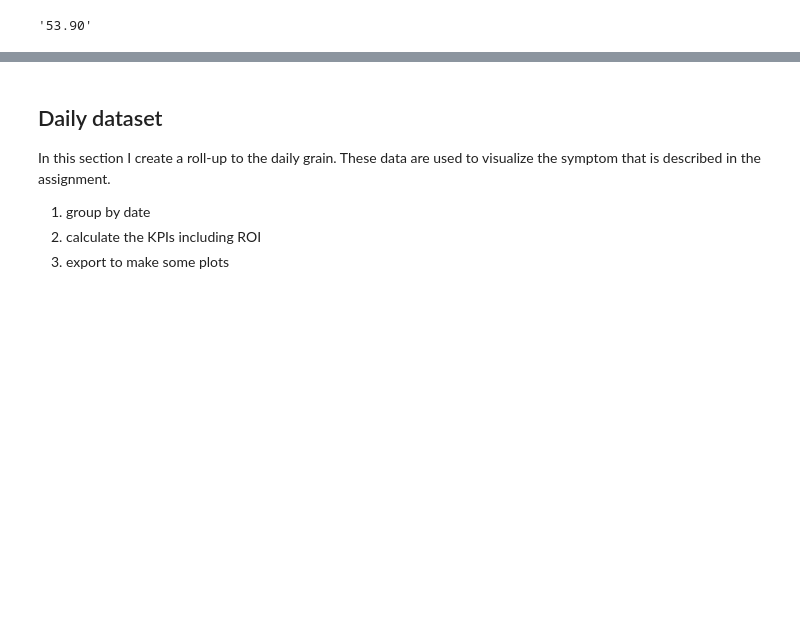
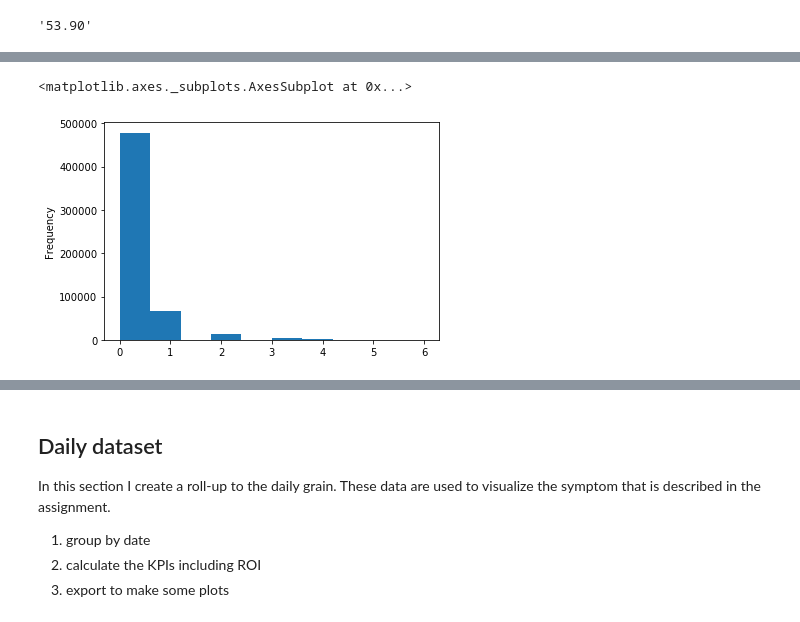
Before and after one commit to PipCourbois/miscellaneous, a Jupyter notebook: Assurance_questions.ipynb, the cells around one changed output, grey strips where cells are left out. Drawn from its saved outputs; the diff is of its cells as text; code cells hidden in the pictures; blank space fills up the shorter version.

```diff
--- a/Assurance_questions.ipynb
+++ b/Assurance_questions.ipynb
@@ -557,0 +637,5 @@ KeyError: 'policy_conversion'
+# %%
+call_data['number_calls_longer_than_200seconds'].plot.hist()
+# %% [output]
+<matplotlib.axes._subplots.AxesSubplot at 0x...>
+[figure, added]
```
Also changed, not shown: parts of 45 cells of this notebook.
